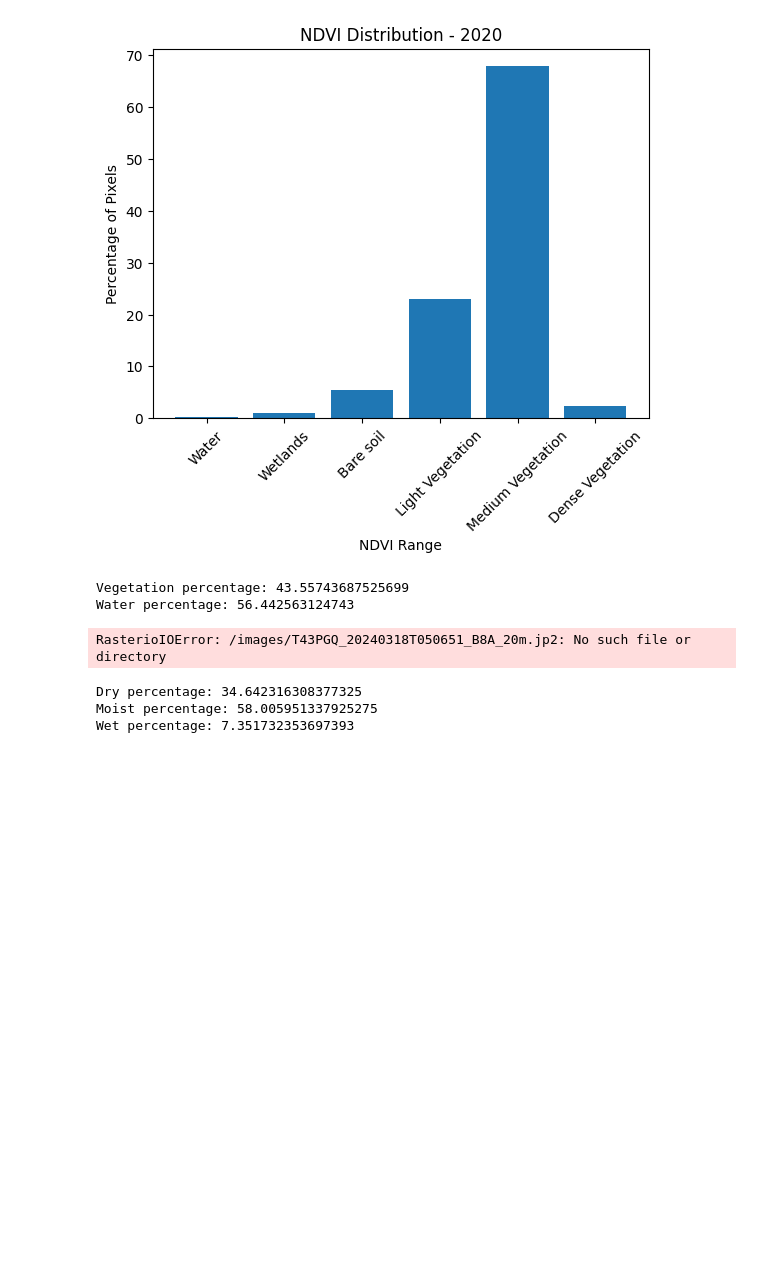
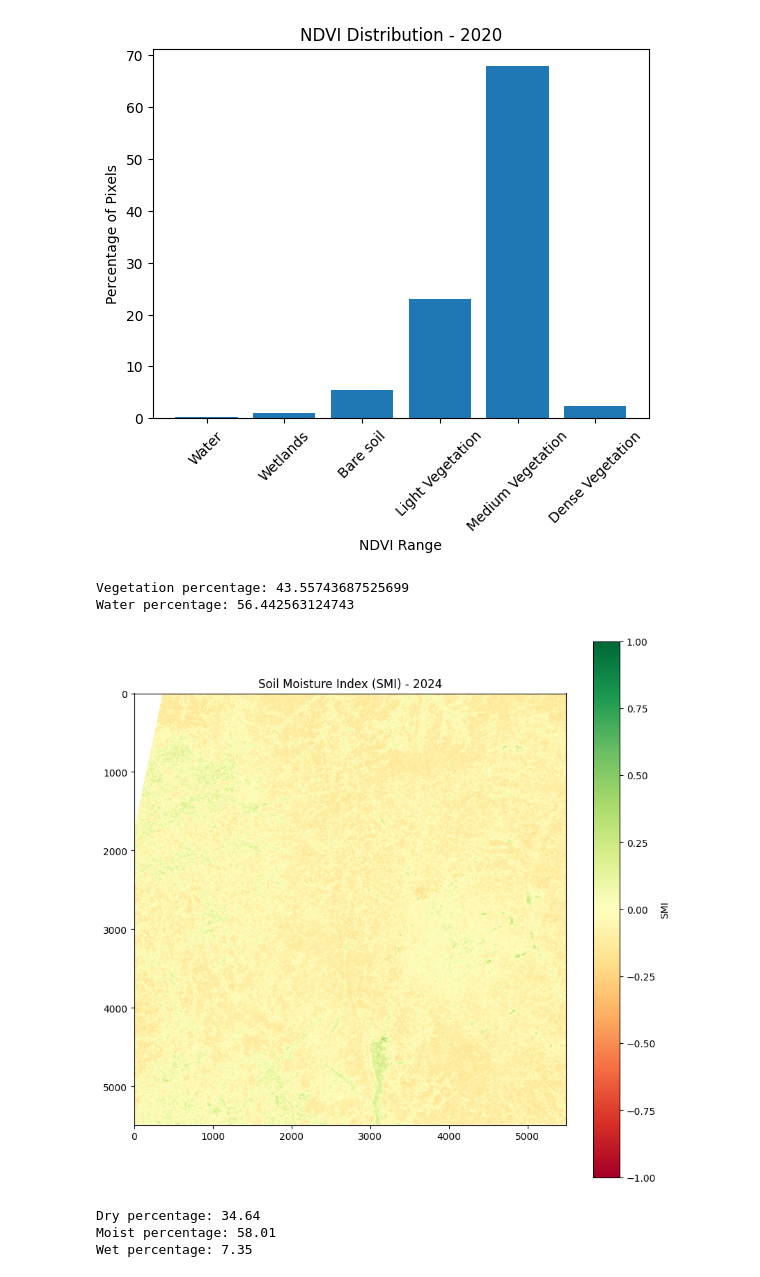
Before and after one commit to rojaa004/Lead-Scoring-Case-Study, a Jupyter notebook: NDVI_SMI.ipynb, the cells around one changed output. Saved outputs shown, nothing was run; the diff lists cells and outputs as text; code cells hidden in the pictures; blank space fills up the shorter version.

```diff
--- a/NDVI_SMI.ipynb
+++ b/NDVI_SMI.ipynb
@@ -207,18 +251,18 @@ Vegetation percentage: 43.55743687525699
 Water percentage: 56.442563124743
 # %%
 #soil moisture index
-with rio.open('/images/T43PGQ_20240318T050651_B8A_20m.jp2') as src8a:
+with rio.open('/content/drive/MyDrive/T43PGQ_20240318T050651_B8A_20m.jp2') as src8a:
     nir8A_band = src8a.read(1).astype(float)
-with rio.open('/images/T43PGQ_20240318T050651_B11_20m.jp2') as src11:
+with rio.open('/content/drive/MyDrive/T43PGQ_20240318T050651_B11_20m.jp2') as src11:
     swir_band = src11.read(1).astype(float)
 smi = (nir8A_band - swir_band) / (nir8A_band + swir_band)
 plt.figure(figsize=(10, 10))
 plt.imshow(smi, cmap='RdYlGn')
-#plt.colorbar(label='SMI')
-plt.title('Soil Moisture Index (SMI)')
+plt.colorbar(label='SMI')
+plt.title('Soil Moisture Index (SMI) - 2024')
 plt.show()
 # %% [output]
-RasterioIOError: /images/T43PGQ_20240318T050651_B8A_20m.jp2: No such file or directory
+[figure, added]
 # %%
 # Calculate the percentage of soil moisture for each range
 dry_pixels = np.count_nonzero(smi < -0.1)
@@ -226,15 +270,15 @@ moist_pixels = np.count_nonzero((smi >= -0.1) & (smi < 0.1))
 wet_pixels = np.count_nonzero(smi >= 0.1)
 total_pixels = dry_pixels + moist_pixels + wet_pixels
 
-dry_percentage = (dry_pixels / total_pixels) * 100
-moist_percentage = (moist_pixels / total_pixels) * 100
-wet_percentage = (wet_pixels / total_pixels) * 100
+dry_percentage = round(((dry_pixels / total_pixels) * 100),2)
+moist_percentage = round(((moist_pixels / total_pixels) * 100),2)
+wet_percentage = round(((wet_pixels / total_pixels) * 100),2)
 
 # Print the results
 print("Dry percentage:", dry_percentage)
 print("Moist percentage:", moist_percentage)
 print("Wet percentage:", wet_percentage)
 # %% [output]
-Dry percentage: 34.642316308377325
-Moist percentage: 58.005951337925275
-Wet percentage: 7.351732353697393
+Dry percentage: 34.64
+Moist percentage: 58.01
+Wet percentage: 7.35
```
Also changed, not shown: parts of 5 cells of this notebook.
